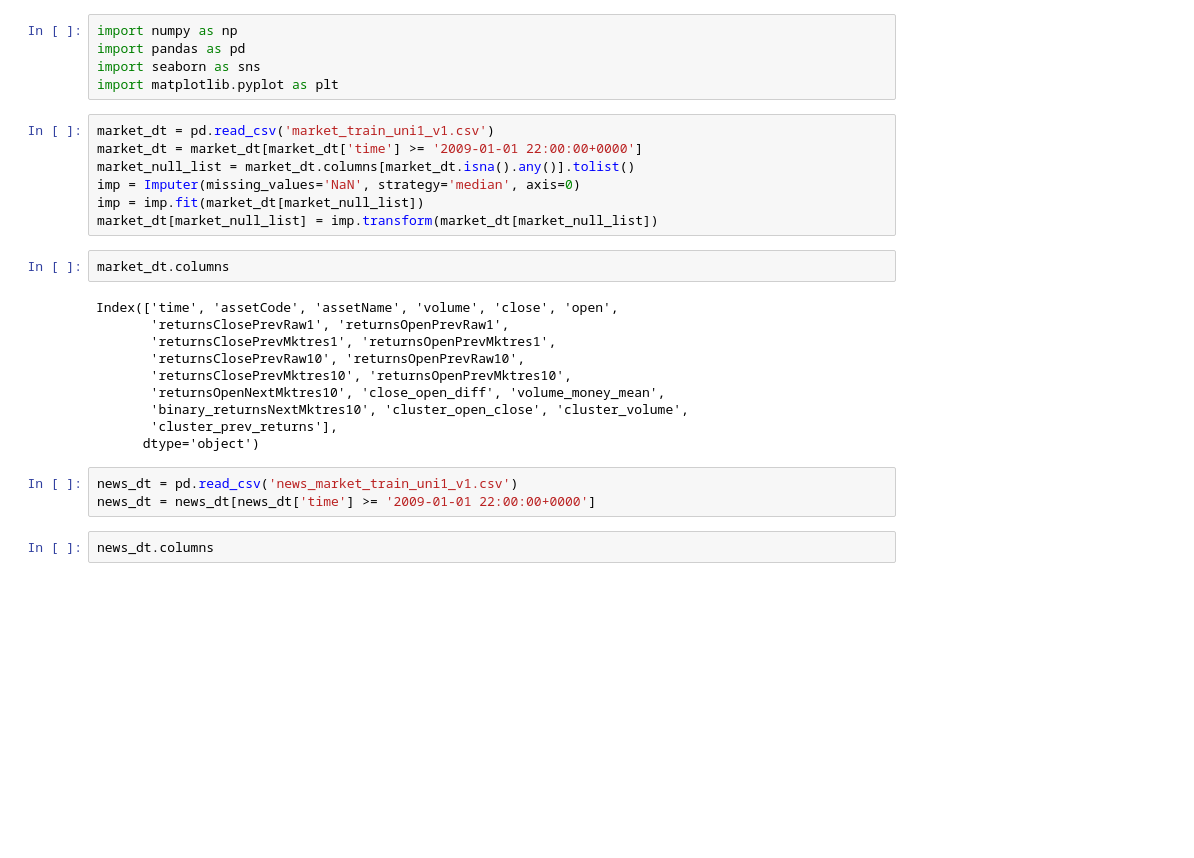
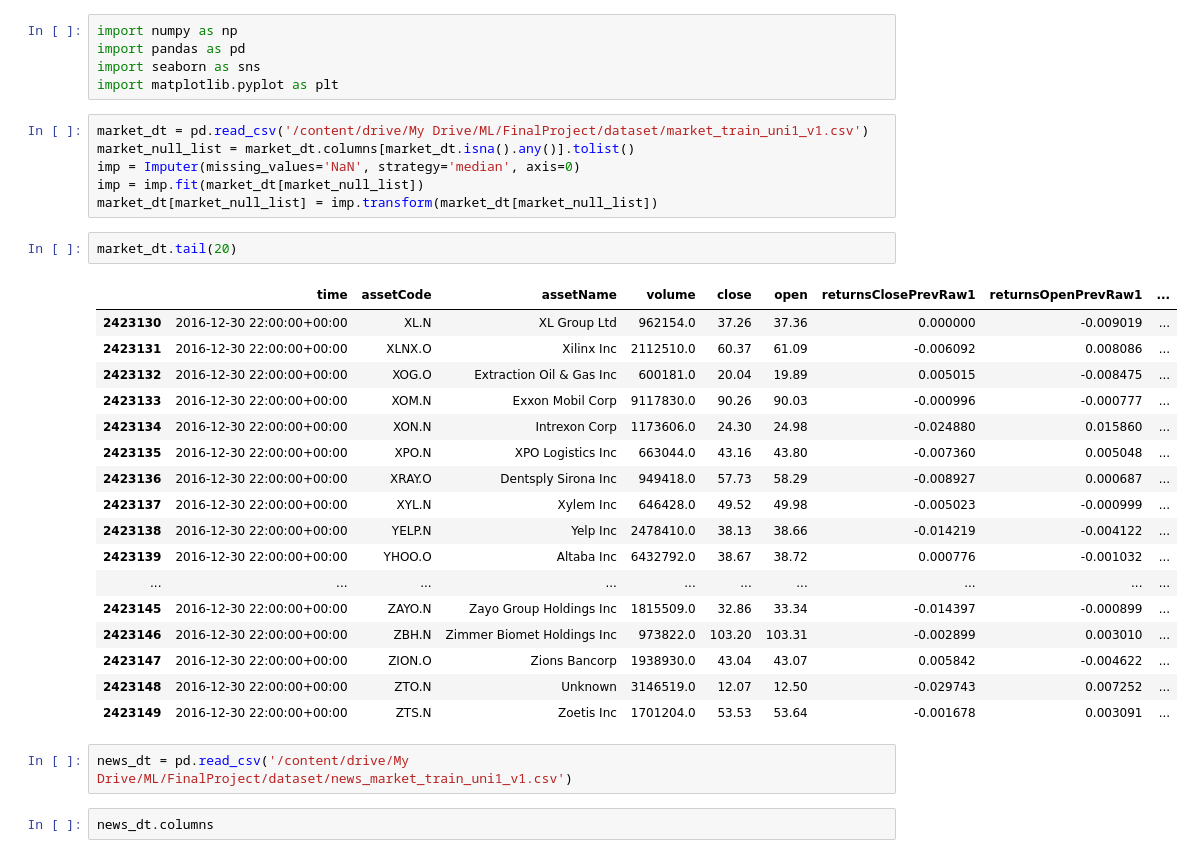
Before and after one commit to namnnb47/predict-stock, a Jupyter notebook: vef_2sigma_modeling.ipynb, the cells around one changed output. Cells and saved outputs as stored; diff of their text form; blank space fills up the shorter version.

```diff
--- a/vef_2sigma_modeling.ipynb
+++ b/vef_2sigma_modeling.ipynb
@@ -48,27 +46,33 @@ import pandas as pd
 import seaborn as sns
 import matplotlib.pyplot as plt
 # %%
-market_dt = pd.read_csv('market_train_uni1_v1.csv')
-market_dt = market_dt[market_dt['time'] >= '2009-01-01 22:00:00+0000']
+market_dt = pd.read_csv('/content/drive/My Drive/ML/FinalProject/dataset/market_train_uni1_v1.csv')
 market_null_list = market_dt.columns[market_dt.isna().any()].tolist()
 imp = Imputer(missing_values='NaN', strategy='median', axis=0)
 imp = imp.fit(market_dt[market_null_list])
 market_dt[market_null_list] = imp.transform(market_dt[market_null_list])
-# %%
-market_dt.columns
-# %% [output]
-Index(['time', 'assetCode', 'assetName', 'volume', 'close', 'open',
-       'returnsClosePrevRaw1', 'returnsOpenPrevRaw1',
-       'returnsClosePrevMktres1', 'returnsOpenPrevMktres1',
-       'returnsClosePrevRaw10', 'returnsOpenPrevRaw10',
-       'returnsClosePrevMktres10', 'returnsOpenPrevMktres10',
-       'returnsOpenNextMktres10', 'close_open_diff', 'volume_money_mean',
-       'binary_returnsNextMktres10', 'cluster_open_close', 'cluster_volume',
-       'cluster_prev_returns'],
-      dtype='object')
-# %%
-news_dt = pd.read_csv('news_market_train_uni1_v1.csv')
-news_dt = news_dt[news_dt['time'] >= '2009-01-01 22:00:00+0000']
+# %%
+market_dt.tail(20)
+# %% [output]
+|  | time | assetCode | assetName | volume | close | open | returnsClosePrevRaw1 | returnsOpenPrevRaw1 | ... |
+| 2423130 | 2016-12-30 22:00:00+00:00 | XL.N | XL Group Ltd | 962154.0 | 37.26 | 37.36 | 0.000000 | -0.009019 | ... |
+| 2423131 | 2016-12-30 22:00:00+00:00 | XLNX.O | Xilinx Inc | 2112510.0 | 60.37 | 61.09 | -0.006092 | 0.008086 | ... |
+| 2423132 | 2016-12-30 22:00:00+00:00 | XOG.O | Extraction Oil & Gas Inc | 600181.0 | 20.04 | 19.89 | 0.005015 | -0.008475 | ... |
+| 2423133 | 2016-12-30 22:00:00+00:00 | XOM.N | Exxon Mobil Corp | 9117830.0 | 90.26 | 90.03 | -0.000996 | -0.000777 | ... |
+| 2423134 | 2016-12-30 22:00:00+00:00 | XON.N | Intrexon Corp | 1173606.0 | 24.30 | 24.98 | -0.024880 | 0.015860 | ... |
+| 2423135 | 2016-12-30 22:00:00+00:00 | XPO.N | XPO Logistics Inc | 663044.0 | 43.16 | 43.80 | -0.007360 | 0.005048 | ... |
+| 2423136 | 2016-12-30 22:00:00+00:00 | XRAY.O | Dentsply Sirona Inc | 949418.0 | 57.73 | 58.29 | -0.008927 | 0.000687 | ... |
+| 2423137 | 2016-12-30 22:00:00+00:00 | XYL.N | Xylem Inc | 646428.0 | 49.52 | 49.98 | -0.005023 | -0.000999 | ... |
+| 2423138 | 2016-12-30 22:00:00+00:00 | YELP.N | Yelp Inc | 2478410.0 | 38.13 | 38.66 | -0.014219 | -0.004122 | ... |
+| 2423139 | 2016-12-30 22:00:00+00:00 | YHOO.O | Altaba Inc | 6432792.0 | 38.67 | 38.72 | 0.000776 | -0.001032 | ... |
+| ... | ... | ... | ... | ... | ... | ... | ... | ... | ... |
+| 2423145 | 2016-12-30 22:00:00+00:00 | ZAYO.N | Zayo Group Holdings Inc | 1815509.0 | 32.86 | 33.34 | -0.014397 | -0.000899 | ... |
+| 2423146 | 2016-12-30 22:00:00+00:00 | ZBH.N | Zimmer Biomet Holdings Inc | 973822.0 | 103.20 | 103.31 | -0.002899 | 0.003010 | ... |
+| 2423147 | 2016-12-30 22:00:00+00:00 | ZION.O | Zions Bancorp | 1938930.0 | 43.04 | 43.07 | 0.005842 | -0.004622 | ... |
+| 2423148 | 2016-12-30 22:00:00+00:00 | ZTO.N | Unknown | 3146519.0 | 12.07 | 12.50 | -0.029743 | 0.007252 | ... |
+| 2423149 | 2016-12-30 22:00:00+00:00 | ZTS.N | Zoetis Inc | 1701204.0 | 53.53 | 53.64 | -0.001678 | 0.003091 | ... |
+# %%
+news_dt = pd.read_csv('/content/drive/My Drive/ML/FinalProject/dataset/news_market_train_uni1_v1.csv')
 # %%
 news_dt.columns
 # %% [output]
```
Also changed, not shown: parts of 49 cells of this notebook.
